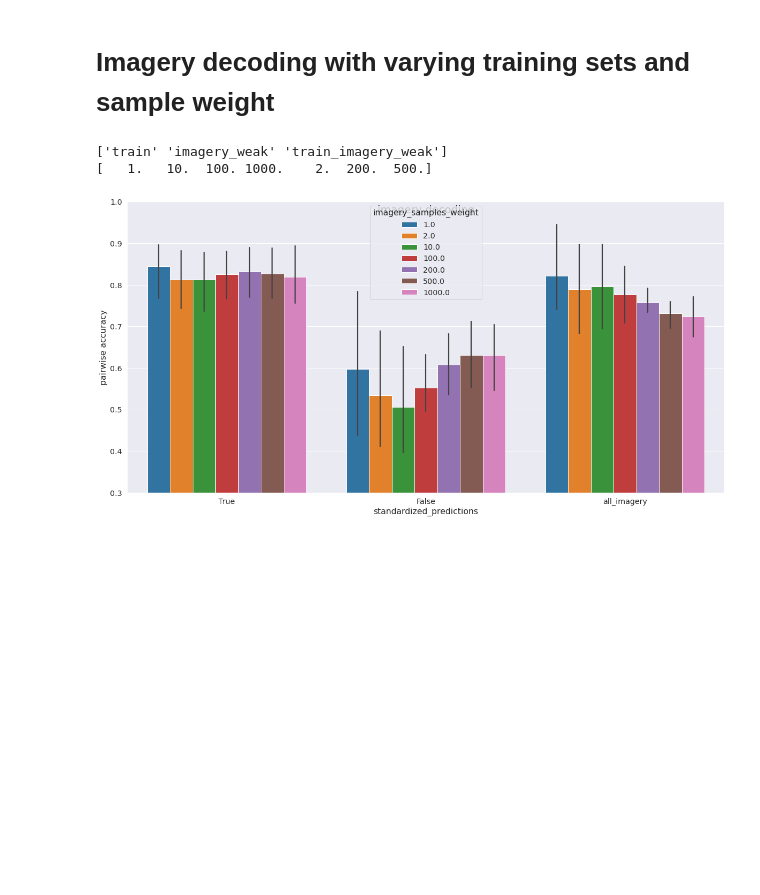
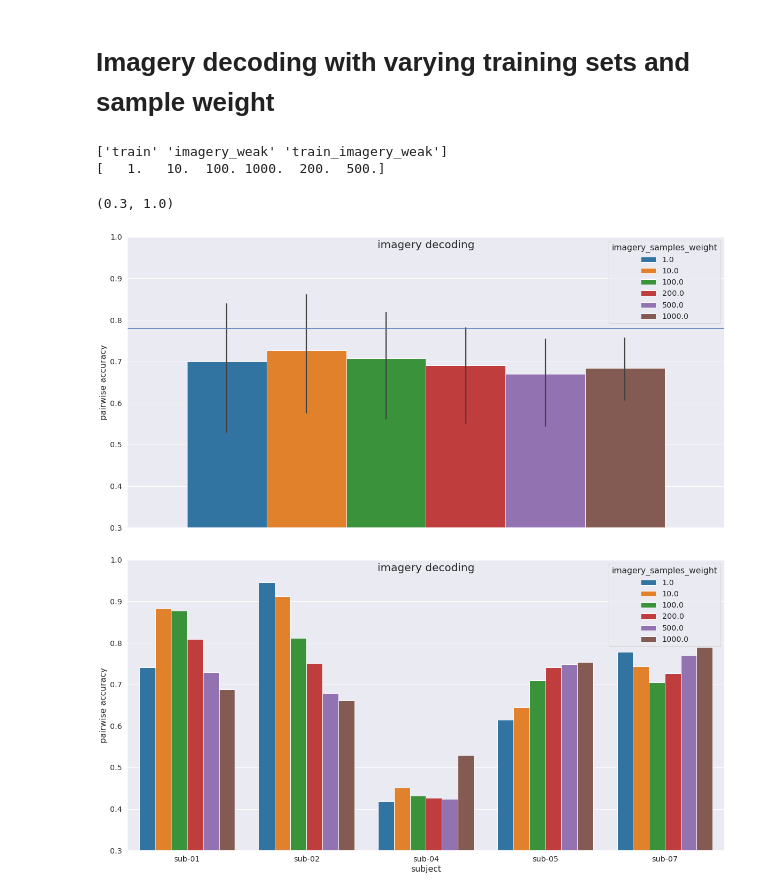
Before and after one commit to mitjanikolaus/multimodal_decoding, a Jupyter notebook: notebooks/analysis_attention_modulation.ipynb, the cells around one changed output. Saved outputs shown, nothing was run; the diff lists cells and outputs as text; code cells hidden in the pictures; blank space fills up the shorter version.

```diff
--- a/notebooks/analysis_attention_modulation.ipynb
+++ b/notebooks/analysis_attention_modulation.ipynb
@@ -94,7 +94,7 @@ filtered = filtered[filtered.imagery_samples_weight.isna()]
 filtered = filtered[filtered.surface == True]
 
 # print(filtered.groupby(['metric', 'training_mode']).agg(num_subjects=('value', 'size')).reset_index())
-NUM_SUBJECTS = 4 # len(ADDITIONAL_TEST_SUBJECTS)
+NUM_SUBJECTS = len(SUBJECTS_ADDITIONAL_TEST)
 expected_len = NUM_SUBJECTS * len(filtered.metric.unique()) * len(filtered.training_mode.unique())
 assert len(filtered) == expected_len, filtered
 # %%
@@ -276,0 +306,18 @@ TtestResult(statistic=-3.0261158353870856, pvalue=0.02824226385546064, df=3)
+# %%
+to_plot = filtered.copy()
+
+TRAINING_MODES = ['images', 'captions']
+METRICS = ['imagery_weak']
+sns.set(font_scale=1.3)
+plt.figure(figsize=(17,10))
+plt.title('imagery (weak) decoding', y=0.95, fontsize=20)
+
+to_plot = to_plot[to_plot.metric.isin(METRICS)]
+to_plot = to_plot[to_plot.training_mode.isin(TRAINING_MODES)]
+
+ax = sns.barplot(data=to_plot, x="training_mode", y="value", errorbar=None, color='gray')
+# ax = sns.scatterplot(data=to_plot, x="subject", y="value", hue="training_mode")
+ax = sns.pointplot(data=to_plot, x="training_mode", y="value", hue="subject")
+
+plt.ylabel('pairwise accuracy')
+plt.ylim((0.5, 1))
@@ -483,43 +598,56 @@ to_plot = data.copy()
 
 
 LATENT_MODE = 'all_candidate_latents'
 # LATENT_MODE = 'limited_candidate_latents'
 MASK = 'whole_brain'
 TRAINING_SPLITS = 'train_imagery_weak'
 
 print(to_plot.training_splits.unique())
 
-# to_plot = to_plot[to_plot.standardized_predictions == 'True']
 to_plot = to_plot[to_plot.latents == LATENT_MODE]
 to_plot = to_plot[to_plot.metric == 'imagery']
-to_plot = to_plot[to_plot.training_splits == TRAINING_SPLITS]
 to_plot = to_plot[to_plot['mask'] == MASK]
 to_plot = to_plot[to_plot.surface == True]
 to_plot = to_plot[to_plot.training_mode == 'agnostic']
-# to_plot = to_plot[to_plot.imagery_samples_weight.isna()]
+to_plot = to_plot[to_plot.standardized_predictions == 'all_imagery']
+
+# print(to_plot[to_plot.training_splits == 'train'])
+
+to_plot = to_plot[to_plot.training_splits == TRAINING_SPLITS]
+
 
 to_plot.imagery_samples_weight.fillna(1.0, inplace=True)
 
+sample_weights = [1, 10, 100, 200, 500, 1000]
+to_plot = to_plot[to_plot.imagery_samples_weight.isin(sample_weights)]
+
 print(to_plot.imagery_samples_weight.unique())
 # display(to_plot)
-# assert len(to_plot) == NUM_SUBJECTS * len(to_plot.standardized_predictions.unique()) * len(to_plot.imagery_samples_weight.unique()), to_plot
+assert len(to_plot) == NUM_SUBJECTS * len(to_plot.standardized_predictions.unique()) * len(to_plot.imagery_samples_weight.unique()), len(to_plot)
 
-ORDER = None
 HUE_ORDER = np.sort(to_plot.imagery_samples_weight.unique())
 
 PALETTE = 'tab10'#['red', 'salmon']
 sns.set(font_scale=1.3)
+
 plt.figure(figsize=(20,10))
 plt.title('imagery decoding', y=0.95, fontsize=20)
-
-ax = sns.barplot(data=to_plot, x="standardized_predictions", y="value", hue="imagery_samples_weight", order=ORDER, hue_order=HUE_ORDER, palette=PALETTE)
+ax = sns.barplot(data=to_plot, y="value", hue="imagery_samples_weight", hue_order=HUE_ORDER, palette=PALETTE)
 plt.ylabel('pairwise accuracy')
 plt.ylim((0.3, 1))
-plt.savefig(os.path.join(RESULTS_DIR, f"attention_modulation_imagery.png"), bbox_inches='tight', pad_inches=0, dpi=300)
+plt.axhline(y=0.78)
+
+plt.figure(figsize=(20,10))
+plt.title('imagery decoding', y=0.95, fontsize=20)
+ax = sns.barplot(data=to_plot, x="subject", y="value", hue="imagery_samples_weight", hue_order=HUE_ORDER, palette=PALETTE)
+plt.ylabel('pairwise accuracy')
+plt.ylim((0.3, 1))
 # %% [output]
 ['train' 'imagery_weak' 'train_imagery_weak']
-[   1.   10.  100. 1000.    2.  200.  500.]
+[   1.   10.  100. 1000.  200.  500.]
+(0.3, 1.0)
-[figure, old version]
+[figure, new version]
+[figure, added]
 # %%
 # data = load_results_data()
 
```
Also changed, not shown: parts of 16 cells of this notebook, 2 other files.
